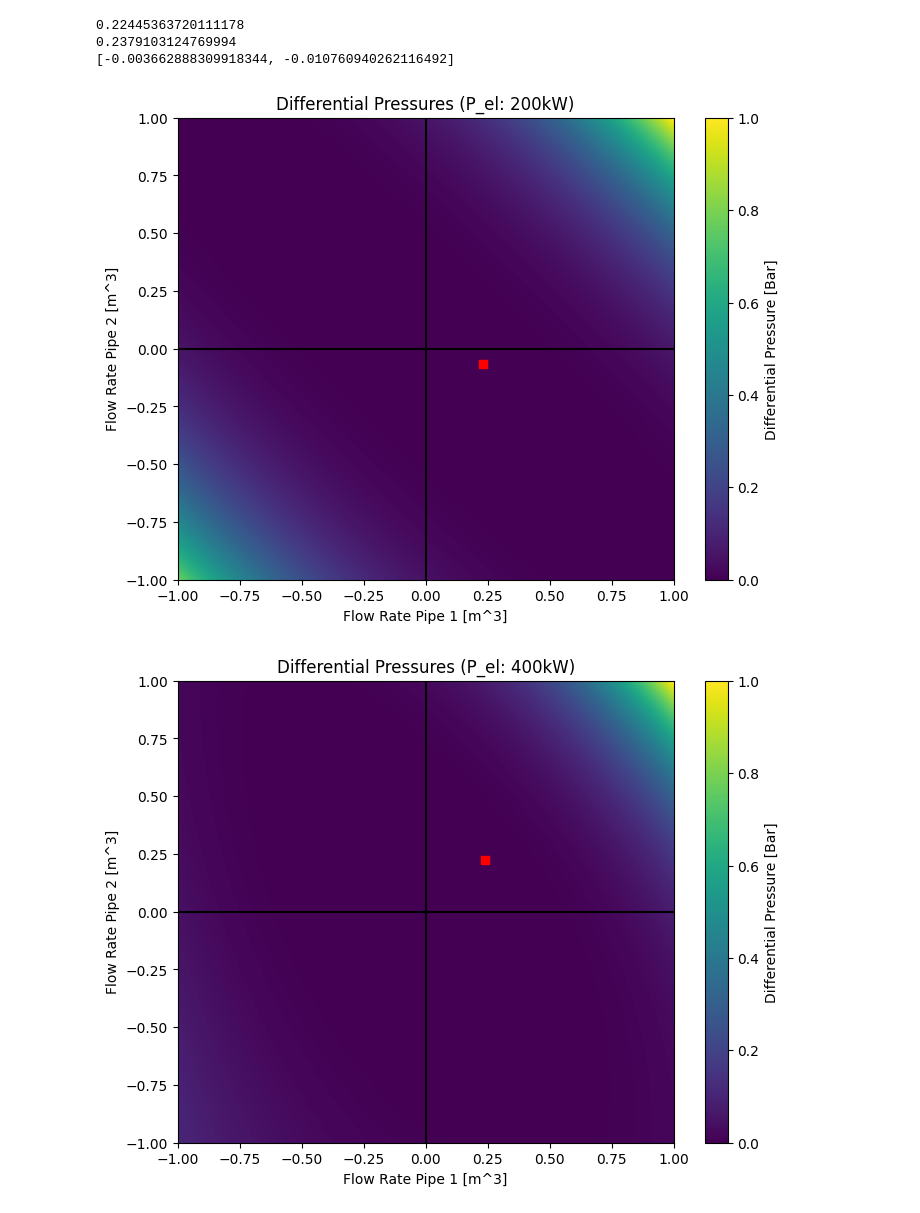
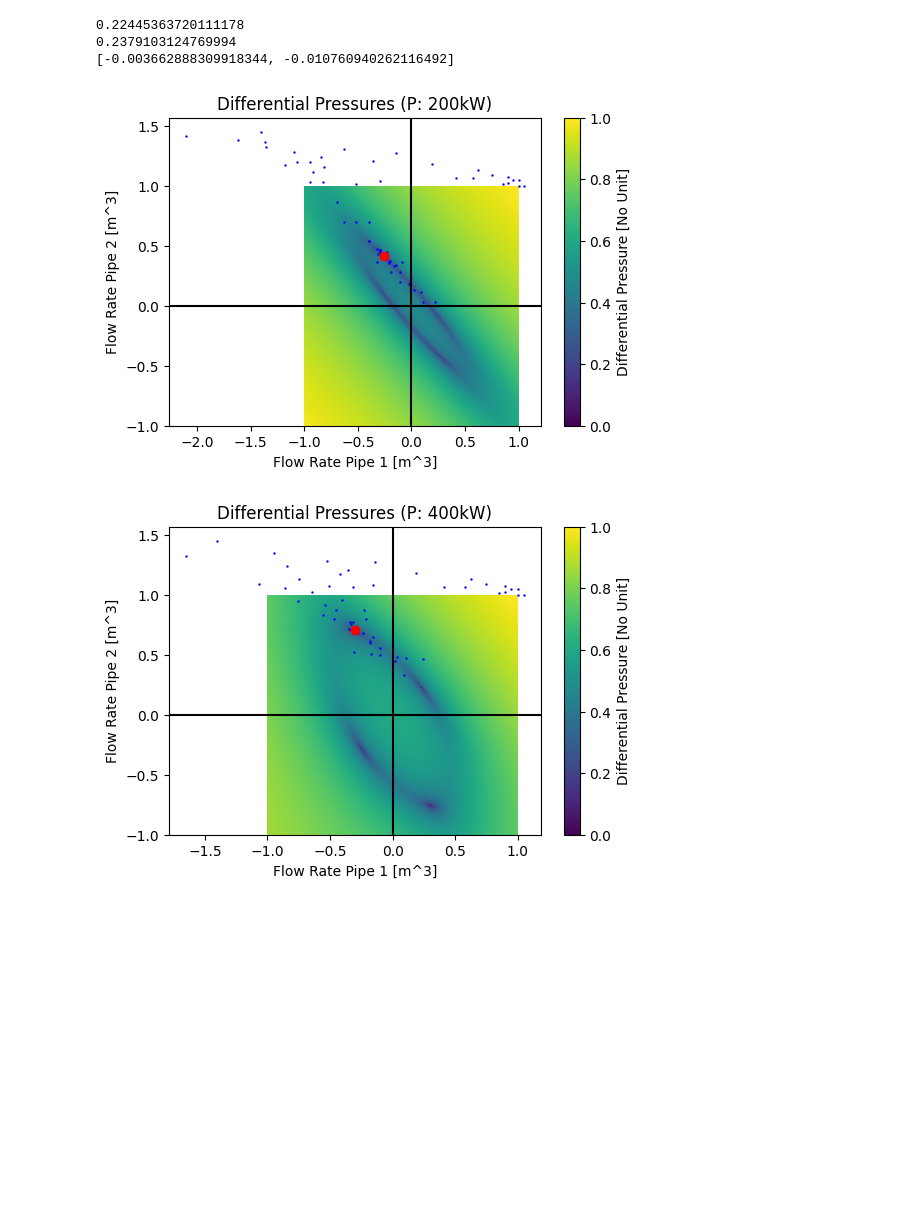
Before and after one commit to nwalser/systems-engineering-numerik, a Jupyter notebook: project/excercises.ipynb, the cells around one changed output. Cells and saved outputs as stored; diff of their text form; code cells hidden in the pictures; blank space fills up the shorter version.

Commit message:
added additional chart

```diff
--- a/project/excercises.ipynb
+++ b/project/excercises.ipynb
@@ -65,7 +66,11 @@ class MultiPipelineModel:
 
     # solver functions
     def optimize_flow_rates(self):
+        xn = []
+
         def root_function(x):
+            xn.append(x)
+
             for i, pipeline in enumerate(self.pipelines):
                 pipeline.flow_rate = x[i]
 
@@ -79,6 +84,8 @@ class MultiPipelineModel:
         if not optimization.success:
             raise Exception("Flow rates did not converge")
 
+        optimization.xn = xn
+
         return optimization
 # %%
 def plot_pump_characteristics():
@@ -191,42 +199,45 @@ def plot_multi_pipeline_error_field():
     for power in powers:
         model.power = power
 
-        flow_rates_pipe1 = np.linspace(-1, 1, 200)
-        flow_rates_pipe2 = np.linspace(-1, 1, 200)
+        flow_rates_pipe1 = np.linspace(-1, 1, 100)
+        flow_rates_pipe2 = np.linspace(-1, 1, 100)
         differential_pressures = np.zeros((len(flow_rates_pipe1), len(flow_rates_pipe2)))
 
         # calculate pressure for different flow rate and power combinations
         for i, frp1 in enumerate(flow_rates_pipe1):
             for j, frp2 in enumerate(flow_rates_pipe2):
                 model.pipelines[0].flow_rate = frp1
                 model.pipelines[1].flow_rate = frp2
 
                 differential_pressure = np.sum(np.power(model.differential_pressures(), 2))
                 differential_pressures[i, j] = differential_pressure
 
         # optimize the flow_rates for balance
-        model.pipelines[0].flow_rate = 0
-        model.pipelines[1].flow_rate = 0
-        model.optimize_flow_rates()
+        model.pipelines[0].flow_rate = 1
+        model.pipelines[1].flow_rate = 1
+        res = model.optimize_flow_rates()
 
         # plot
-        plt.figure(figsize=(8, 6))
-        plt.imshow(differential_pressures/100000, aspect='auto', vmin=0, origin='lower',
+        plt.figure(figsize=(6, 4))
+        plt.imshow(differential_pressures/100000, aspect='auto', origin='lower', norm=LogNorm(),
                    extent=(min(flow_rates_pipe1), max(flow_rates_pipe1), min(flow_rates_pipe2), max(flow_rates_pipe2)))
 
+        # plot iterations
+        plt.scatter([x[1] for x in res.xn], [x[0] for x in res.xn], s=0.5, color="blue")
+
         # plot balance point
-        plt.scatter(model.pipelines[1].flow_rate, model.pipelines[0].flow_rate, color='red', marker='s')
+        plt.scatter(model.pipelines[1].flow_rate, model.pipelines[0].flow_rate, color='red')
 
         plt.axhline(0, color='black')
         plt.axvline(0, color='black')
 
-        plt.colorbar(label='Differential Pressure Map [Bar]')
-        plt.title(f"Differential Pressures (P_el: {power/1000:.0f}kW)")
+        plt.colorbar(label='Differential Pressure [No Unit]')
+        plt.title(f"Differential Pressures (P: {power/1000:.0f}kW) {x[0]},{}")
         plt.xlabel("Flow Rate Pipe 1 [m^3]")
         plt.ylabel("Flow Rate Pipe 2 [m^3]")
         plt.show()
 
 plot_multi_pipeline_error_field()
 # %% [output]
-[figure, old version]
+[figure, new version]
-[figure, old version]
+[figure, new version]
```
Also changed, not shown: parts of 4 cells of this notebook.
